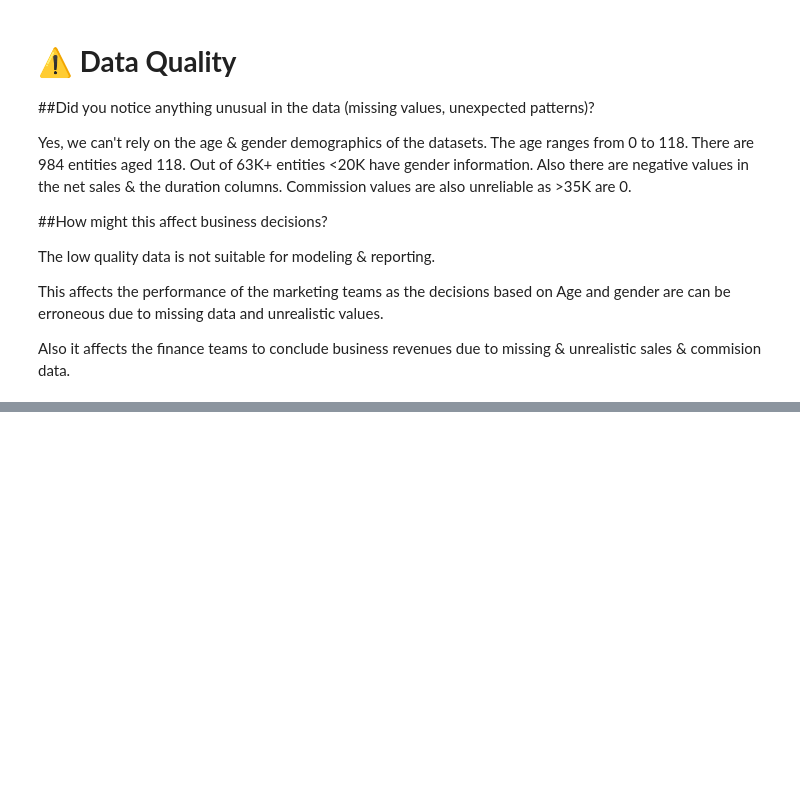
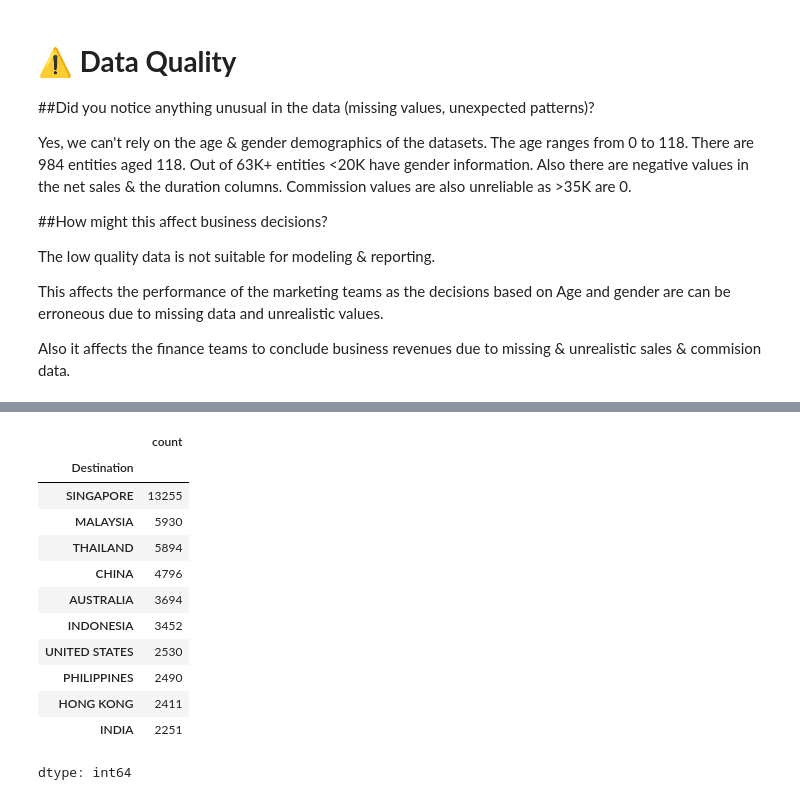
Before and after one commit to HansikaGunasekara/travel-insurance-claims-analysis, a Jupyter notebook: Analyse_travel_insurance_data.ipynb, the cells around one changed output, grey strips where cells are left out. Cells and saved outputs as stored; diff of their text form; code cells hidden in the pictures; blank space fills up the shorter version.

```diff
--- a/Analyse_travel_insurance_data.ipynb
+++ b/Analyse_travel_insurance_data.ipynb
@@ -290,0 +367,17 @@ Also it affects the finance teams to conclude business revenues due to missing &
+# %%
+# Top 10 most popular travel destinations
+df['Destination'].value_counts()[:10]
+# %% [output]
+|  | count |
+| Destination |  |
+| SINGAPORE | 13255 |
+| MALAYSIA | 5930 |
+| THAILAND | 5894 |
+| CHINA | 4796 |
+| AUSTRALIA | 3694 |
+| INDONESIA | 3452 |
+| UNITED STATES | 2530 |
+| PHILIPPINES | 2490 |
+| HONG KONG | 2411 |
+| INDIA | 2251 |
+dtype: int64
```
Also changed, not shown: parts of 21 cells of this notebook.
